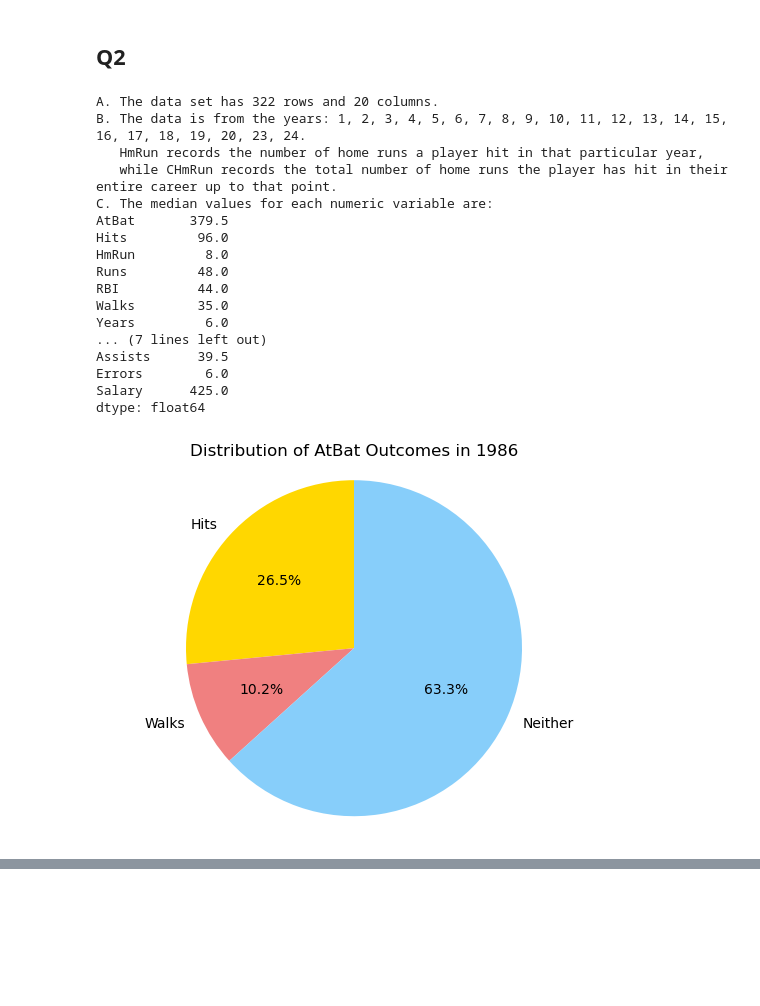
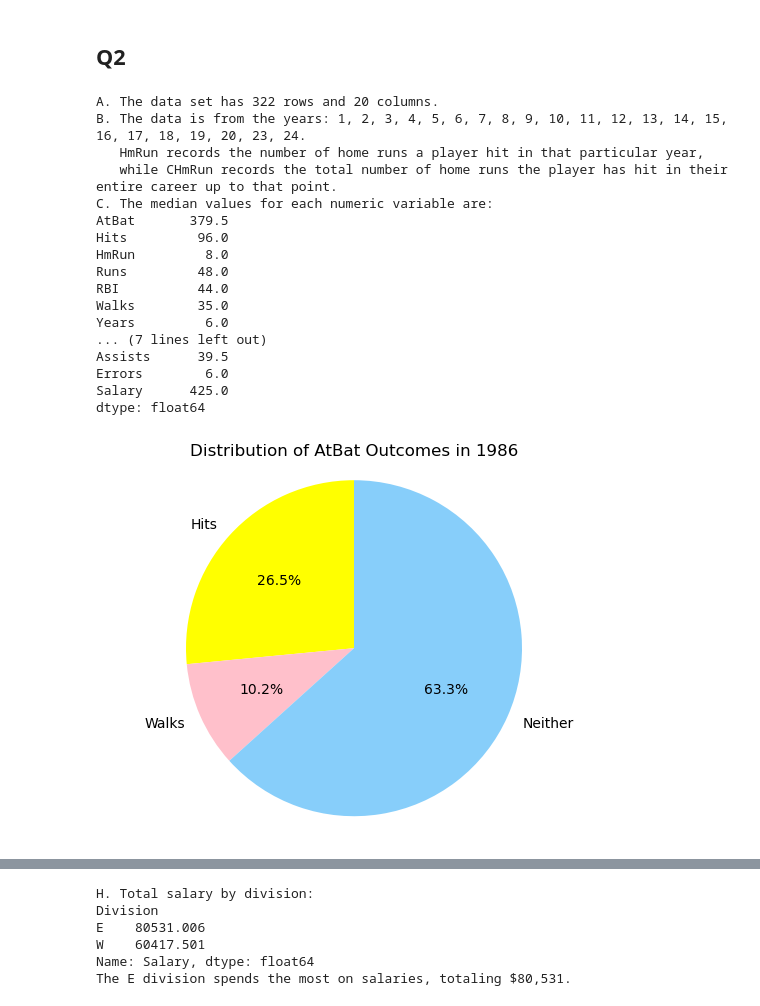
Before and after one commit to Ganga0506/code_2600, a Jupyter notebook: code/homework1.ipynb, the cells around one changed output, grey strips where cells are left out. Drawn from its saved outputs; the diff is of its cells as text; code cells hidden in the pictures; blank space fills up the shorter version.

```diff
--- a/code/homework1.ipynb
+++ b/code/homework1.ipynb
@@ -57,6 +57,7 @@ D. The five-number summary is: Min = 3, Q1 = 20.5, Q2 = 25.0, Q3 = 35.0, Max = 7
 # %%
 import pandas as pd
 import matplotlib.pyplot as plt
+import seaborn as sns
 
 #Setting up the data set
 hitters = pd.read_csv('../data/Hitters.csv')
@@ -77,49 +78,92 @@ median_values = hitters.median(numeric_only=True)
 print(f"C. The median values for each numeric variable are: \n{median_values}")
 
 # Part D, Produce a pie chart that takes the total of AtBat.
-#hitters_1986 = hitters[hitters['Years'] == 1986]
-
-
-
 total_at_bat = hitters['AtBat'].sum()
 total_hits = hitters['Hits'].sum()
 total_walks = hitters['Walks'].sum()
 neither = total_at_bat - (total_hits + total_walks)
 
 labels = ['Hits', 'Walks', 'Neither']
 sizes = [total_hits, total_walks, neither]
-colors = ['gold', 'lightcoral', 'lightskyblue']
+colors = ['yellow', 'pink', 'lightskyblue']
 
 plt.pie(sizes, labels=labels, autopct='%1.1f%%', startangle=90, colors=colors)
 plt.axis('equal')
 plt.title('Distribution of AtBat Outcomes in 1986')
 plt.show()
 
 
-# Part E, Find the rows that have Salary information? What can you say about these players relative to those who have recorded salaries?
-salary_info = hitters[hitters['Salary'].notnull()]
-num_with_salary = salary_info.shape[0]
-num_without_salary = hitters.shape[0] - num_with_salary
-avg_salary = salary_info['Salary'].mean()
-avg_at_bat_with_salary = salary_info['AtBat'].mean()
-avg_at_bat_without_salary = hitters[hitters['Salary'].isnull()]['AtBat'].mean()
-print(f"E. There are {num_with_salary} players with recorded salary information and {num_without_salary} players without. \n   The average salary of players with recorded salaries is ${avg_salary:.2f}. \n   Players with recorded salaries have an average of {avg_at_bat_with_salary:.2f} AtBats, \n   while those without recorded salaries have an average of {avg_at_bat_without_salary:.2f} AtBats.")
+# Part E, Salary information
+
+# Count missing salary values
+missing_salary = hitters['Salary'].isna().sum()
+total_rows = hitters.shape[0]
+print(f"E. There are {missing_salary} players missing salary information out of {total_rows}.\n   These players generally performed worse: they recorded fewer hits (≈71 vs. 108) \n   and fewer home runs (≈7 vs. 12) than those with salaries. \n   Interestingly, they have slightly more years of experience (≈8 vs. 7), which may suggest they are older players with declining performance.")
+
+
+# Split into groups
+with_salary = hitters[hitters["Salary"].notna()]
+without_salary = hitters[hitters["Salary"].isna()]
+
+# Compare performance
+stats = {
+    "Average Hits": [with_salary["Hits"].mean(), without_salary["Hits"].mean()],
+    "Average Home Runs": [with_salary["HmRun"].mean(), without_salary["HmRun"].mean()],
+    "Average Years": [with_salary["Years"].mean(), without_salary["Years"].mean()]
+}
+
+print("Comparison of players with vs. without salary information:")
+for stat, values in stats.items():
+    print(f"  {stat}: {values[0]:.2f} (with salary) vs. {values[1]:.2f} (without salary)")
+
+# Part F, Create a histogram of the Salary variable.
+salary_data = hitters["Salary"].dropna()
+plt.hist(salary_data, bins=30, color='skyblue', edgecolor='black')
+plt.title('Histogram of Player Salaries')
+plt.xlabel('Salary (in thousands of dollars)')
+plt.ylabel('Number of Players')
+plt.grid(axis="y", linestyle="--")
+plt.show()
+
+# Part G, Pairwise scatterplots for each of the 6 career metrics with Salary
+career_cols = ["CAtBat", "CHits", "CHmRun", "CRuns", "CRBI", "CWalks", "Salary"]
+career_data = hitters[career_cols].dropna()
+
+# Pairwise scatterplot
+fig, axes = plt.subplots(3, 2, figsize=(12, 16))
+axes = axes.flatten()
+
+for i, col in enumerate(career_cols[:-1]):
+    sns.scatterplot(data=career_data, x=col, y="Salary", ax=axes[i])
+    axes[i].set_title(f"{col} vs Salary")
+plt.show()
+
+# Part H, Correlation matrix for the career metrics and Salary
+# Drop rows with missing Salary first
+salary_data = hitters[['Division', 'Salary']].dropna()
+total_salary_by_division = salary_data.groupby('Division')['Salary'].sum()
+print("H. Total salary by division:")
+print(total_salary_by_division)
+
+max_division = total_salary_by_division.idxmax()
+max_salary = total_salary_by_division.max()
+print(f"The {max_division} division spends the most on salaries, totaling ${max_salary:,.0f}.")
 # %% [output]
 A. The data set has 322 rows and 20 columns.
 B. The data is from the years: 1, 2, 3, 4, 5, 6, 7, 8, 9, 10, 11, 12, 13, 14, 15, 16, 17, 18, 19, 20, 23, 24.
    HmRun records the number of home runs a player hit in that particular year,
    while CHmRun records the total number of home runs the player has hit in their entire career up to that point.
 C. The median values for each numeric variable are:
 AtBat       379.5
 Hits         96.0
 HmRun         8.0
 Runs         48.0
 RBI          44.0
 Walks        35.0
 Years         6.0
 ... (7 lines left out)
 Assists      39.5
 Errors        6.0
 Salary      425.0
 dtype: float64
-[figure, old version]
+[figure, new version]
@@ -129,0 +180,6 @@ E. There are 263 players with recorded salary information and 59 players without
+H. Total salary by division:
+Division
+E    80531.006
+W    60417.501
+Name: Salary, dtype: float64
+The E division spends the most on salaries, totaling $80,531.
```
Also changed, not shown: parts of 1 cell of this notebook.
